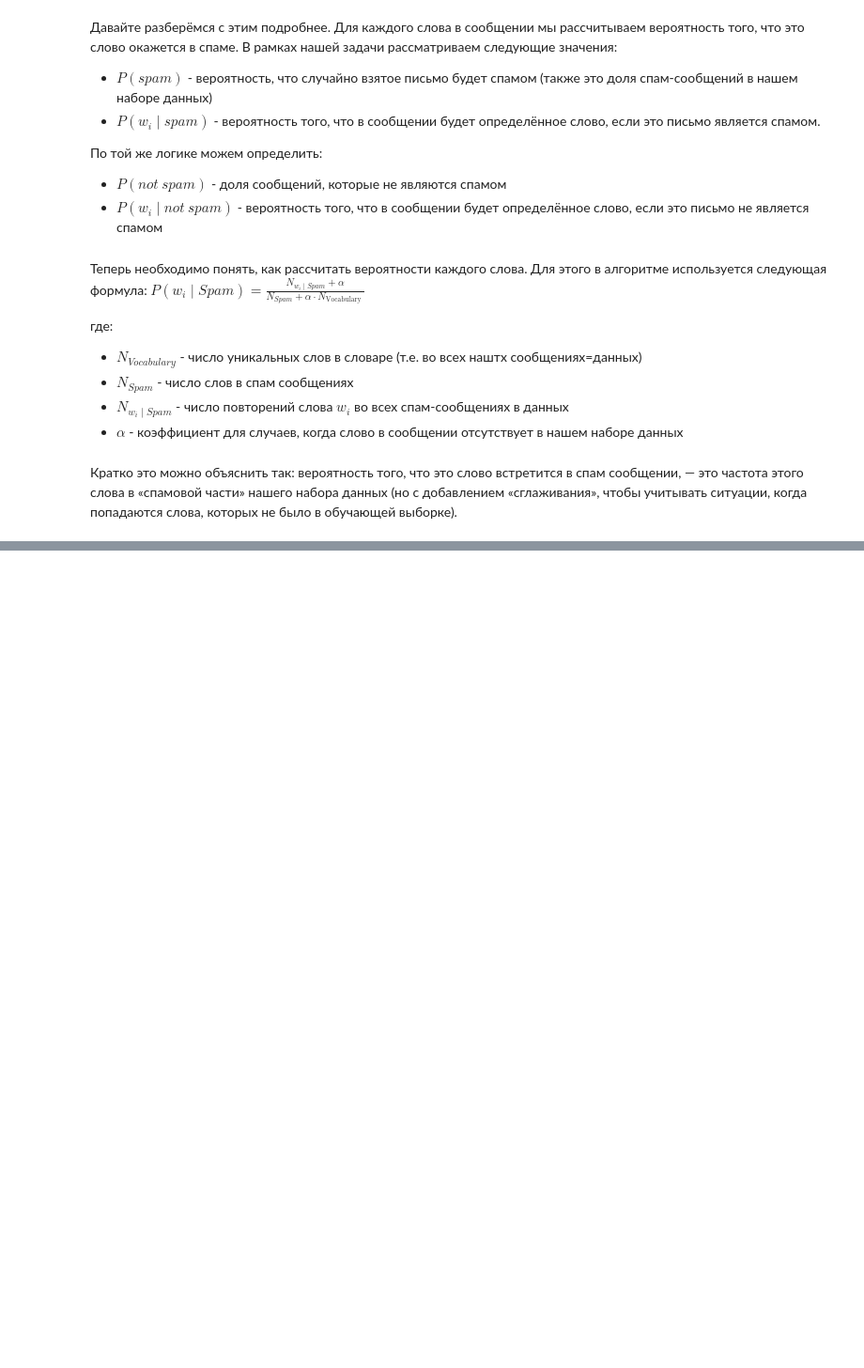
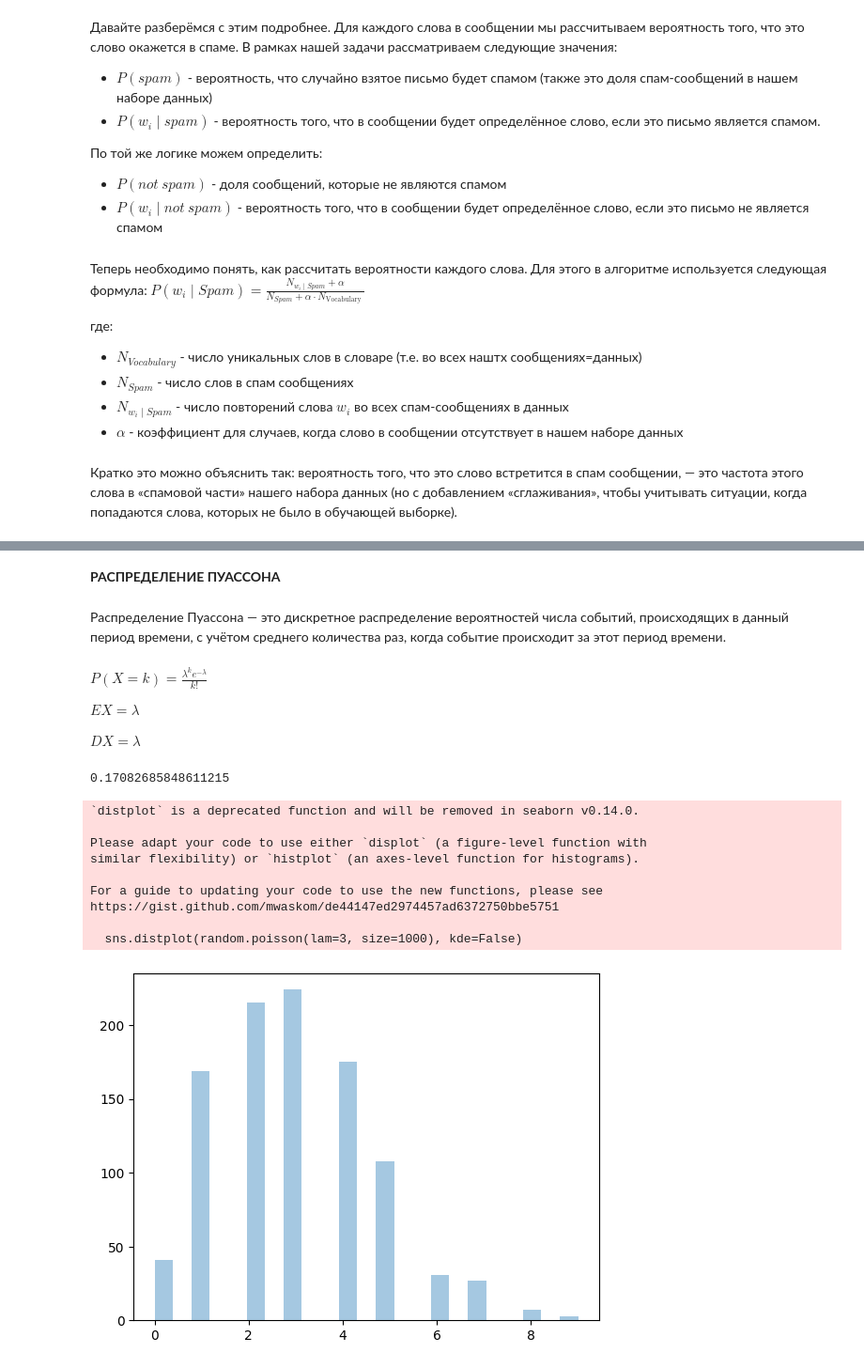
Before and after one commit to killri/sf_data_science, a Jupyter notebook: SF_DS_course_theory_and_practice/MATH7-probability/math7_theory.ipynb, the cells around one changed output, grey strips where cells are left out. Shown at 94% size. Saved outputs shown, nothing was run; the diff lists cells and outputs as text; code cells hidden in the pictures; blank space fills up the shorter version.

```diff
--- a/SF_DS_course_theory_and_practice/MATH7-probability/math7_theory.ipynb
+++ b/SF_DS_course_theory_and_practice/MATH7-probability/math7_theory.ipynb
@@ -30,0 +160,33 @@ $P\left(w_{i} \mid S p a m\right)=\frac{N_{w_{i} \mid S p a m}+\alpha}{N_{S p a
+# %% [markdown]
+**РАСПРЕДЕЛЕНИЕ ПУАССОНА**
+# %% [markdown]
+Распределение Пуассона — это дискретное распределение вероятностей числа событий, происходящих в данный период времени, с учётом среднего количества раз, когда событие происходит за этот период времени.
+# %% [markdown]
+$P(X = k) = \frac{\lambda^k e^{- \lambda}}{k!}$
+
+$EX  = \lambda$
+
+$DX  = \lambda$
+# %%
+import scipy
+
+scipy.stats.distributions.poisson.pmf(5, 4.5)
+# %% [output]
+0.17082685848611215
+# %%
+from numpy import random
+
+sns.distplot(random.poisson(lam=3, size=1000), kde=False)
+
+plt.show()
+# %% [output]
+`distplot` is a deprecated function and will be removed in seaborn v0.14.0.
+
+Please adapt your code to use either `displot` (a figure-level function with
+similar flexibility) or `histplot` (an axes-level function for histograms).
+
+For a guide to updating your code to use the new functions, please see
+https://gist.github.com/mwaskom/de44147ed2974457ad6372750bbe5751
+
+  sns.distplot(random.poisson(lam=3, size=1000), kde=False)
+[figure, added]
```
Also changed, not shown: parts of 25 cells of this notebook, 1 other file.
